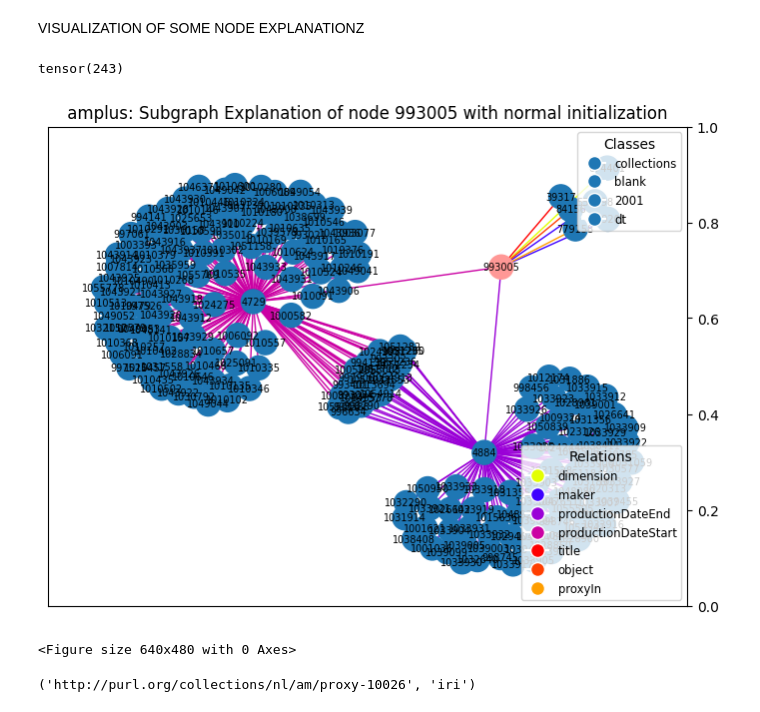
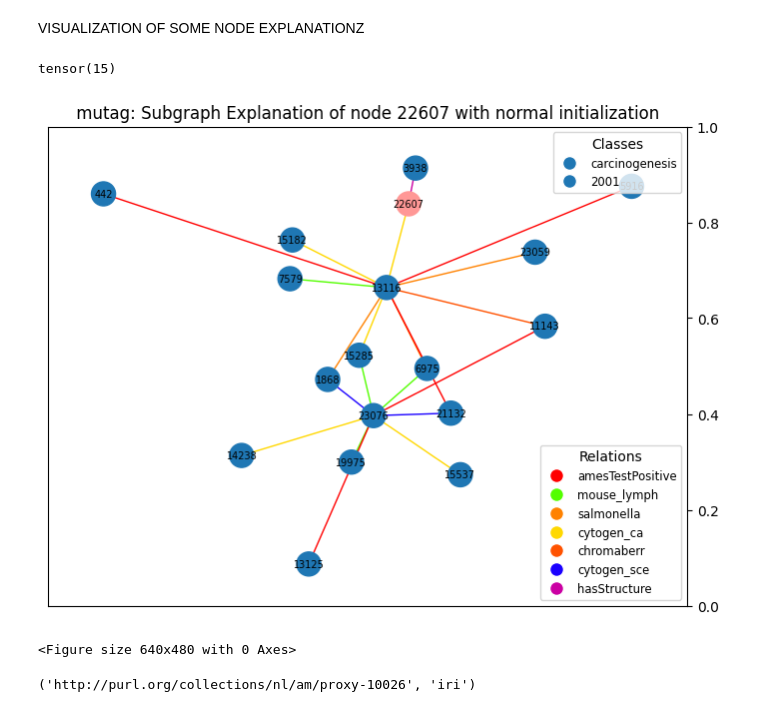
Before and after one commit to traopia/RGCN-Explainer, a Jupyter notebook: RGCN_stuff/result_analysis.ipynb, the cells around one changed output. Cells and saved outputs as stored; diff of their text form; code cells hidden in the pictures.

```diff
--- a/RGCN_stuff/result_analysis.ipynb
+++ b/RGCN_stuff/result_analysis.ipynb
@@ -41,7 +41,7 @@ if current_dir != '/Users/macoftraopia/Documents/GitHub/RGCN-Explainer':
 /Users/macoftraopia/Documents/GitHub/RGCN-Explainer
 # %%
 from src.rgcn_explainer_utils import *
-name = 'aifb'
+name = 'mutag'
 if name in ['aifb', 'mutag', 'mdgenre', 'amplus', 'dmg777k']:
     data = kg.load(name, torch=True, final=False)
 if 'IMDb' in name:
@@ -838,18 +841,19 @@ def visualize(node_idx,data,init, masked_ver,masked_hor, result_weights=True, lo
         return  edges, weights
 # %%
 path = f'chk/{name}_chk/exp/init_{init}_lr_0.5_size_0.0005_ent_1_type_1_wd_0.9_MFR_1/masked_adj'
-node_idx = 993005
+path = 'chk/mutag_chk/bro/exp/init_normal_hops_2_lr_0.5_adaptive_False_size_0.0005_sizestd_adaptive_ent_10_type_1_killtype_True_break_no/masked_adj'
+node_idx = 22607
 init = 'normal'
 v = torch.load(f'{path}/masked_ver_thresh{node_idx}')
 h = torch.load(f'{path}/masked_hor_thresh{node_idx}')
 print(v.coalesce().values().count_nonzero())
 h_t, v_t,t,t = threshold_mask(h,v,data,15)
 #h_t, v_t = convert_binary(h), convert_binary(v)
 
-edges, weights = visualize(node_idx, data,init,  v_t,h_t,result_weights=False, low_threshold=False,experiment_name=None, selected_visualization=True,connected_subgraph=True,make_connected=True)
+edges, weights = visualize(node_idx, data,init,  v_t,h_t,result_weights=False, low_threshold=False,experiment_name=None, selected_visualization=True,connected_subgraph=False,make_connected=True)
 # %% [output]
-tensor(243)
+tensor(15)
-[figure, old version]
+[figure, new version]
 <Figure size 640x480 with 0 Axes>
 # %%
 data.i2e[node_idx]
```
Also changed, not shown: parts of 3 cells of this notebook, 12 other files.
